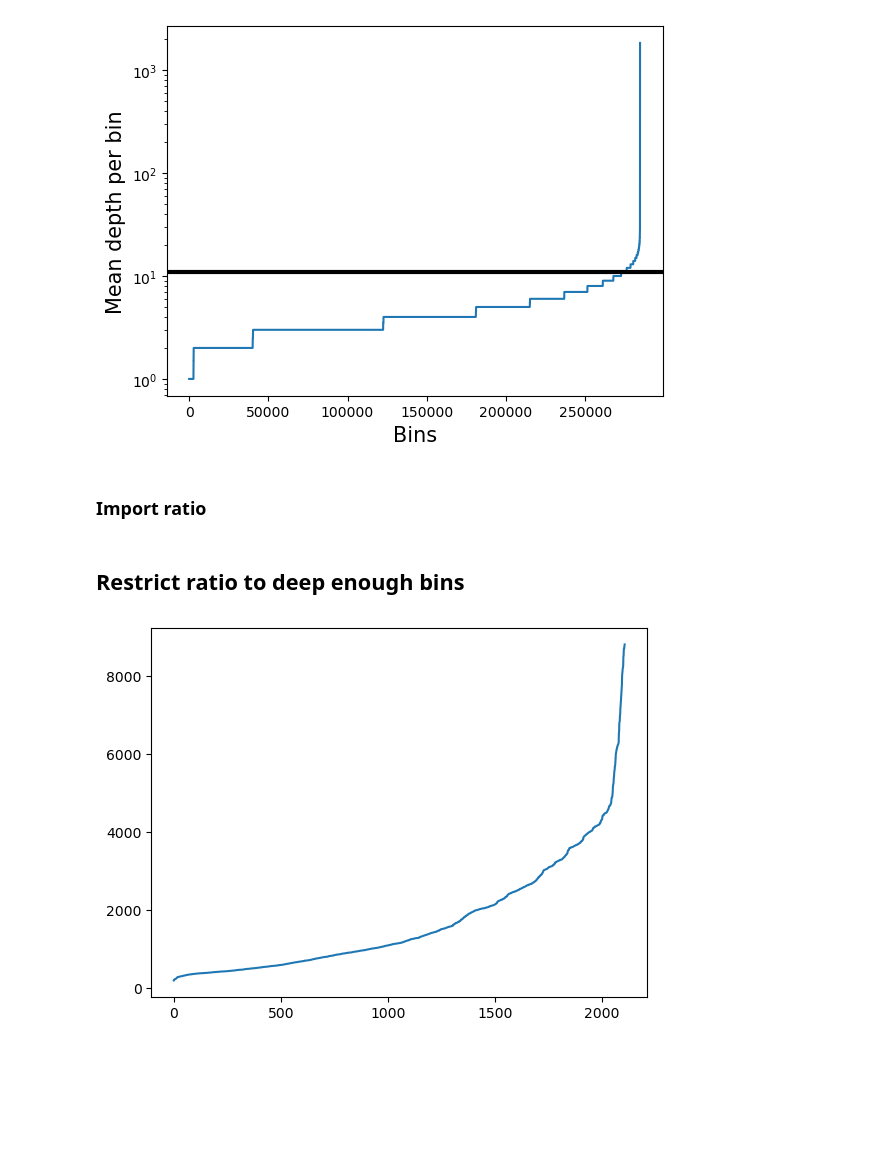
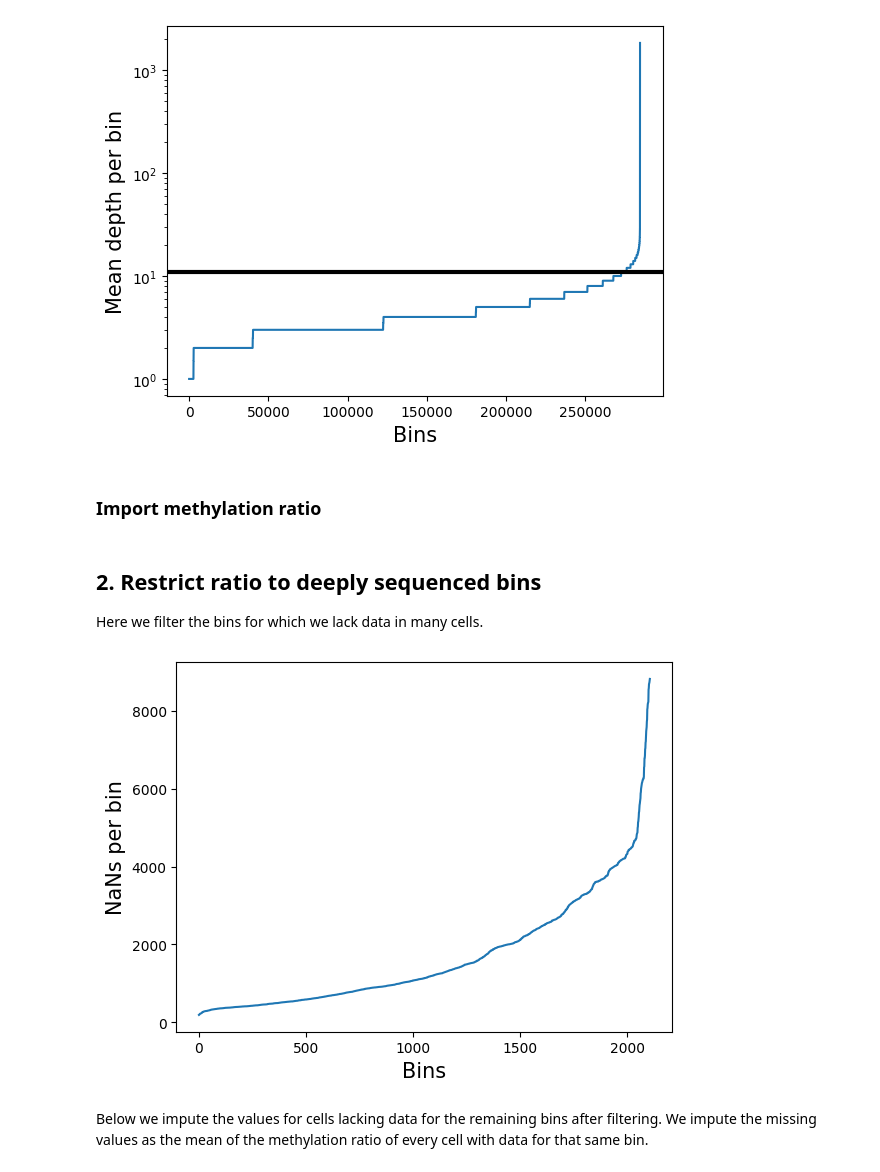
Before and after one commit to bhardwaj-lab/sincei, a Jupyter notebook: docs/content/tutorials/snmCATseq_preprocessing.ipynb, the cells around one changed output. Cells and saved outputs as stored; diff of their text form; code cells hidden in the pictures; blank space fills up the shorter version.

```diff
--- a/docs/content/tutorials/snmCATseq_preprocessing.ipynb
+++ b/docs/content/tutorials/snmCATseq_preprocessing.ipynb
@@ -78,9 +72,9 @@ np.savetxt('snmC2Tseq_eckerlab/top_bins_%s.txt'%(data_type), relevant_bins.astyp
 # %% [output]
 [figure]
 # %%
-relevant_bins = np.loadtxt('snmC2Tseq_eckerlab/top_bins_%s.txt'%(data_type), dtype=str)
+relevant_bins = np.loadtxt(f"snmC2Tseq_eckerlab/top_bins_{data_type}.txt", dtype=str)
 # %% [markdown]
-### Import ratio
+### Import methylation ratio
 # %%
 def format_one_sample_ratio(f, output_type='GCYN', relevant_bins=None):
     # output_type: GCYN or HCGN
@@ -107,6 +94,6 @@ def format_one_sample_raw(f, output_type='GCYN'):
 # %%
 bin_dir = 'snmC2Tseq_eckerlab/binned_10kb_all'
-formatted_df = Parallel(n_jobs=8, verbose=0)(
+formatted_df = Parallel(n_jobs=32, verbose=0)(
     delayed(format_one_sample_ratio)(
         os.path.join(bin_dir, f),
         relevant_bins=relevant_bins,
@@ -114,19 +101,25 @@ formatted_df = Parallel(n_jobs=8, verbose=0)(
     )
     for f in tqdm.tqdm(os.listdir(bin_dir))
 )
-# formatted_df = pd.concat(dict(itertools.chain(*formatted_df)), axis=1)
+
 formatted_df = pd.concat(dict(formatted_df), axis=1)
 formatted_df = formatted_df.loc[
     [e for e in formatted_df.index if type(e) is str or not math.isnan(e)]
 ]
 # %% [markdown]
-## Restrict ratio to deep enough bins
+## 2. Restrict ratio to deeply sequenced bins
+Here we filter the bins for which we lack data in many cells.
 # %%
 plt.plot(formatted_df.isna().sum(axis=0).sort_values().values)
+plt.ylabel('NaNs per bin', fontsize=15)
+plt.xlabel('Bins', fontsize=15)
 
-filtered_formatted_df = formatted_df.loc[:,formatted_df.isna().sum(axis=0) < 4000]
+filtered_formatted_df = formatted_df.loc[:, formatted_df.isna().sum(axis=0) < 4000]
 # %% [output]
-[figure, old version]
+[figure, new version]
+# %% [markdown]
+Below we impute the values for cells lacking data for the remaining bins after filtering. We impute
+the missing values as the mean of the methylation ratio of every cell with data for that same bin.
 # %%
 # Mean imputation per row
 filtered_formatted_df = filtered_formatted_df.fillna(filtered_formatted_df.mean(axis=0), axis=0)
```
Also changed, not shown: parts of 8 cells of this notebook, 39 other files.
